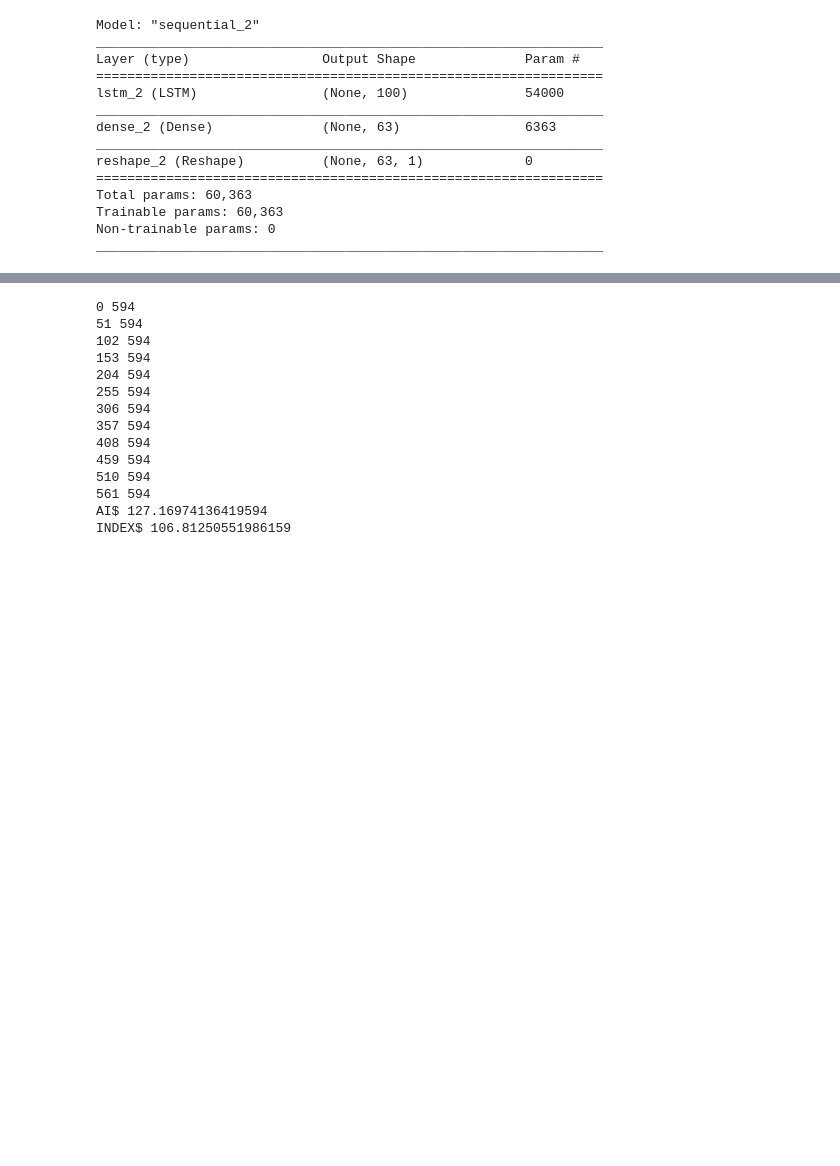
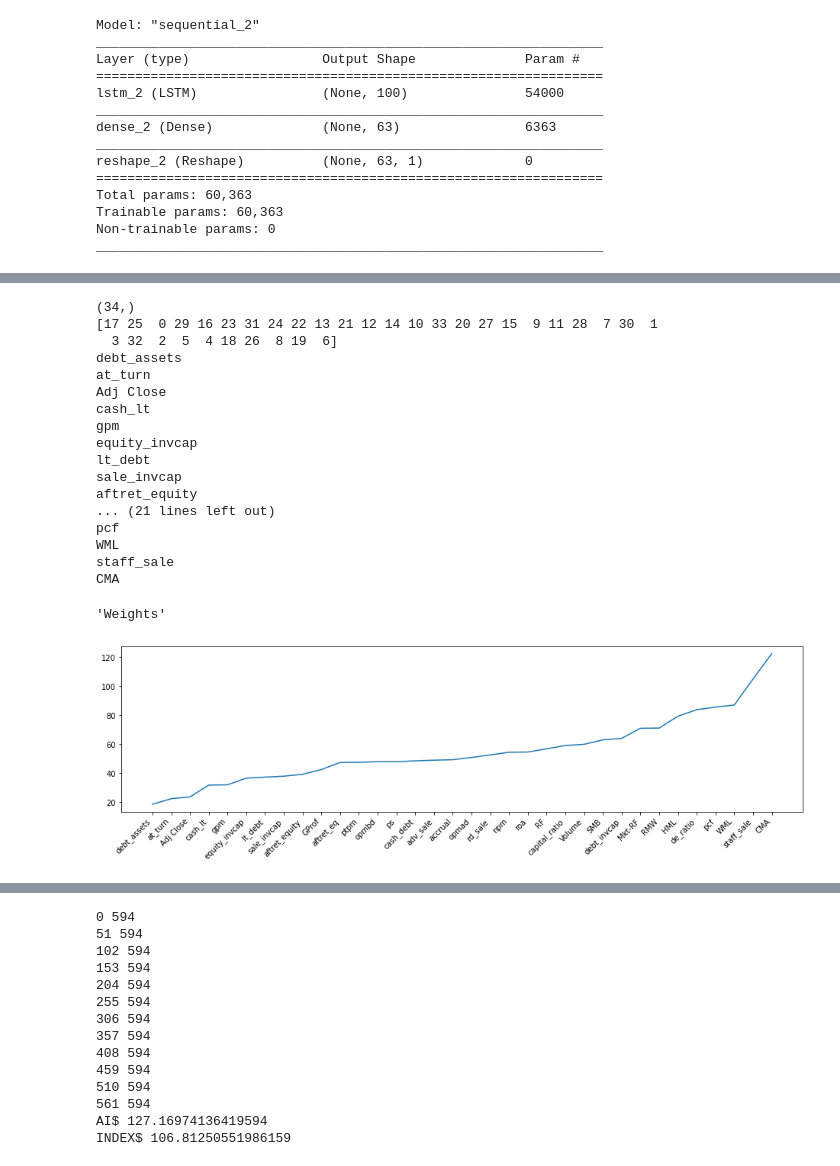
Before and after one commit to tekniktomten/LSTM-for-predicting-returns, a Jupyter notebook: LSTM.ipynb, the cells around one changed output, grey strips where cells are left out. Drawn from its saved outputs; the diff is of its cells as text; code cells hidden in the pictures; blank space fills up the shorter version.

Commit message:
Changed feature importance plots

```diff
--- a/LSTM.ipynb
+++ b/LSTM.ipynb
@@ -698,3 +717,38 @@ de_ratio
 rd_sale
 'Weights'
 [figure]
+# %%
+w = np.array(lstm_model.layers[0].get_weights()[0])
+wi = abs(w[:, :100]) # number of units
+inputs = wi.sum(axis=1)
+print(inputs.shape)
+# ascending order
+print(inputs.argsort())
+for i in inputs.argsort():
+    print(stocks[0].columns[i])
+f, ax = plt.subplots(figsize=(16, 4))
+ax.plot(inputs[inputs.argsort()])
+ax.set_xticks(range(34))
+plt.xticks(rotation=45, ha="right")
+ax.set_xticklabels(stocks[0].columns[inputs.argsort()])
+"Weights"
+# %% [output]
+(34,)
+[17 25  0 29 16 23 31 24 22 13 21 12 14 10 33 20 27 15  9 11 28  7 30  1
+  3 32  2  5  4 18 26  8 19  6]
+debt_assets
+at_turn
+Adj Close
+cash_lt
+gpm
+equity_invcap
+lt_debt
+sale_invcap
+aftret_equity
+... (21 lines left out)
+pcf
+WML
+staff_sale
+CMA
+'Weights'
+[figure, added]
```
Also changed, not shown: parts of 7 cells of this notebook, 1 other file.
